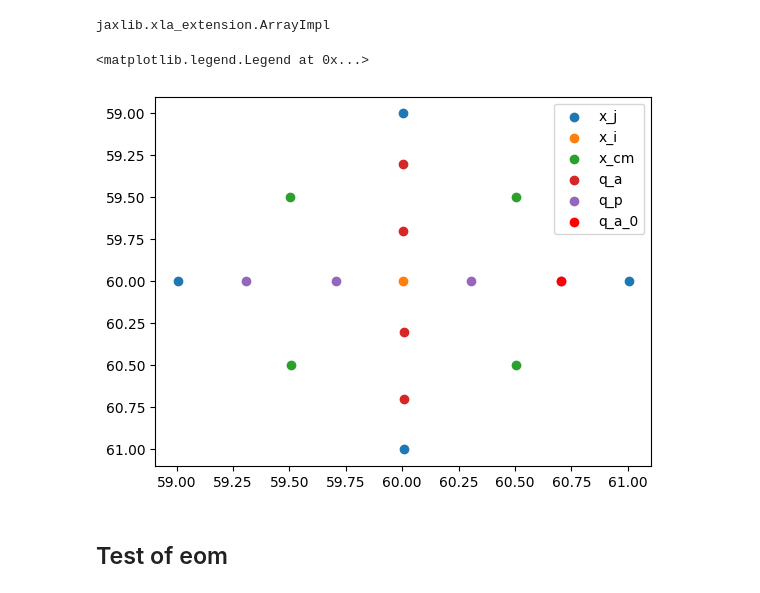
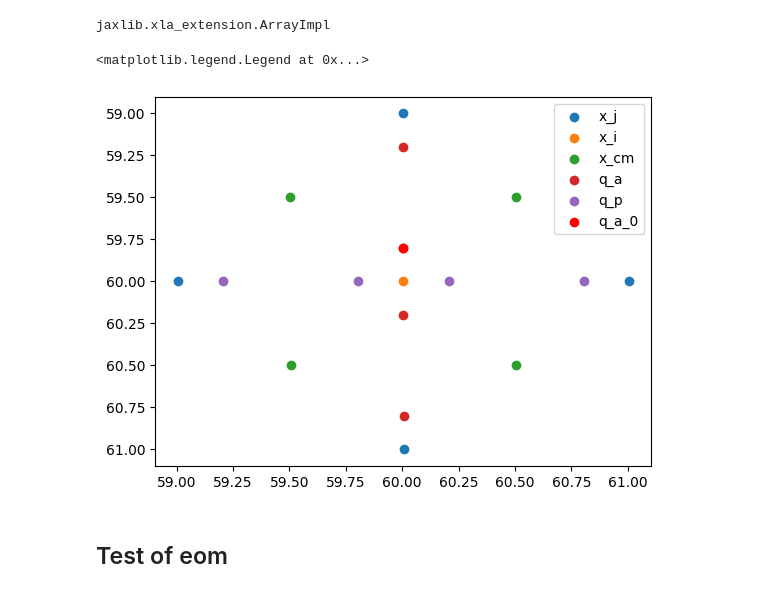
Before and after one commit to LukasBremer/adoptODE_smmodell, a Jupyter notebook: Spring_mass_model/test_mechanics.ipynb, the cells around one changed output. Drawn from its saved outputs; the diff is of its cells as text; code cells hidden in the pictures.

```diff
--- a/Spring_mass_model/test_mechanics.ipynb
+++ b/Spring_mass_model/test_mechanics.ipynb
@@ -120,7 +120,8 @@ def define_system(**kwargs_sys):
 # %%
 N,size,ls = read_config(["l_0","c_a","k_ij","k_j","k_a","m","c_damp","n_0","delta_t_m","it_m","pad"])
 l_0, c_a, k_g0, k_p0, k_a0, m0, nu0, eta0, delta_t_m, it_m, pad = ls
-l_a0,l_p0,l_g0 = l_0/2, l_0/2, l_0
+l_a0,l_p0,l_g0 = ((eta0-1/2)**2+1/2**2)**(1/2), ((eta0-1/2)**2+1/2**2)**(1/2), l_0
+
 
 real_params = {'l_a':l_a0,'l_p':l_p0,'l_g':l_g0,'c_a':c_a,'k_g':k_g0,'k_p':k_p0,'k_a':k_a0,'m':m0,'nu':nu0,'eta':eta0}
 
@@ -135,4 +136,5 @@ l_a_interp = l_a
 t_interp, l_a_interp = interpolate_scalar(l_a,t_evals,N_interp)
 
 y0 = {"x1":x_i[0,0],'x2':x_i[0,1],'y1':(x_i[1,0]-x_i[0,0])/delta_t,'y2':(x_i[1,1]-x_i[0,1])/delta_t,'x_cm':x_cm[:,0,:],'x_j':x_j[:,0,:]}
+l_a0
 # %% [output]
@@ -140,25 +142,25 @@ An NVIDIA GPU may be present on this machine, but a CUDA-enabled jaxlib is not i
 # %% [markdown]
 ## Check grid positions
 # %%
-qa = interpolate_q_a(x_j[:,0,:],x_i[0,:],.7)
-qp = interpolate_q_p(x_j[:,0,:],x_i[0,:],.7)
+qa = interpolate_q_a(x_j[:,0,:],x_i[0,:],.2)
+qp = interpolate_q_p(x_j[:,0,:],x_i[0,:],.2)
 type(qa)
 # %% [output]
 jaxlib.xla_extension.ArrayImpl
 # %%
 plt.scatter(x_j[:,0,0],x_j[:,0,1],label='x_j')
 plt.scatter(x_i[0,0],x_i[0,1],label='x_i')
 plt.scatter(x_cm[:,0,0],x_cm[:,0,1],label='x_cm')
 plt.scatter(qa[:,0],qa[:,1],label='q_a')
 plt.scatter(qp[:,0],qp[:,1],label='q_p')
-plt.scatter(qp[3,0],qp[3,1],label='q_a_0',color='red')
+plt.scatter(qa[0,0],qa[0,1],label='q_a_0',color='red')
 # plt.scatter(x_j[0,0,0],x_j[0,0,1],label='x_j_0',color='red')
 # plt.scatter(x_cm[0,0,0],x_cm[0,0,1],label='x_cm_1',color='red')
 plt.gca().invert_yaxis()
 plt.legend()
 # %% [output]
 <matplotlib.legend.Legend at 0x...>
-[figure, old version]
+[figure, new version]
 # %% [markdown]
 ## Test of eom
 # %%
```
Also changed, not shown: parts of 12 cells of this notebook, 5 other files.
